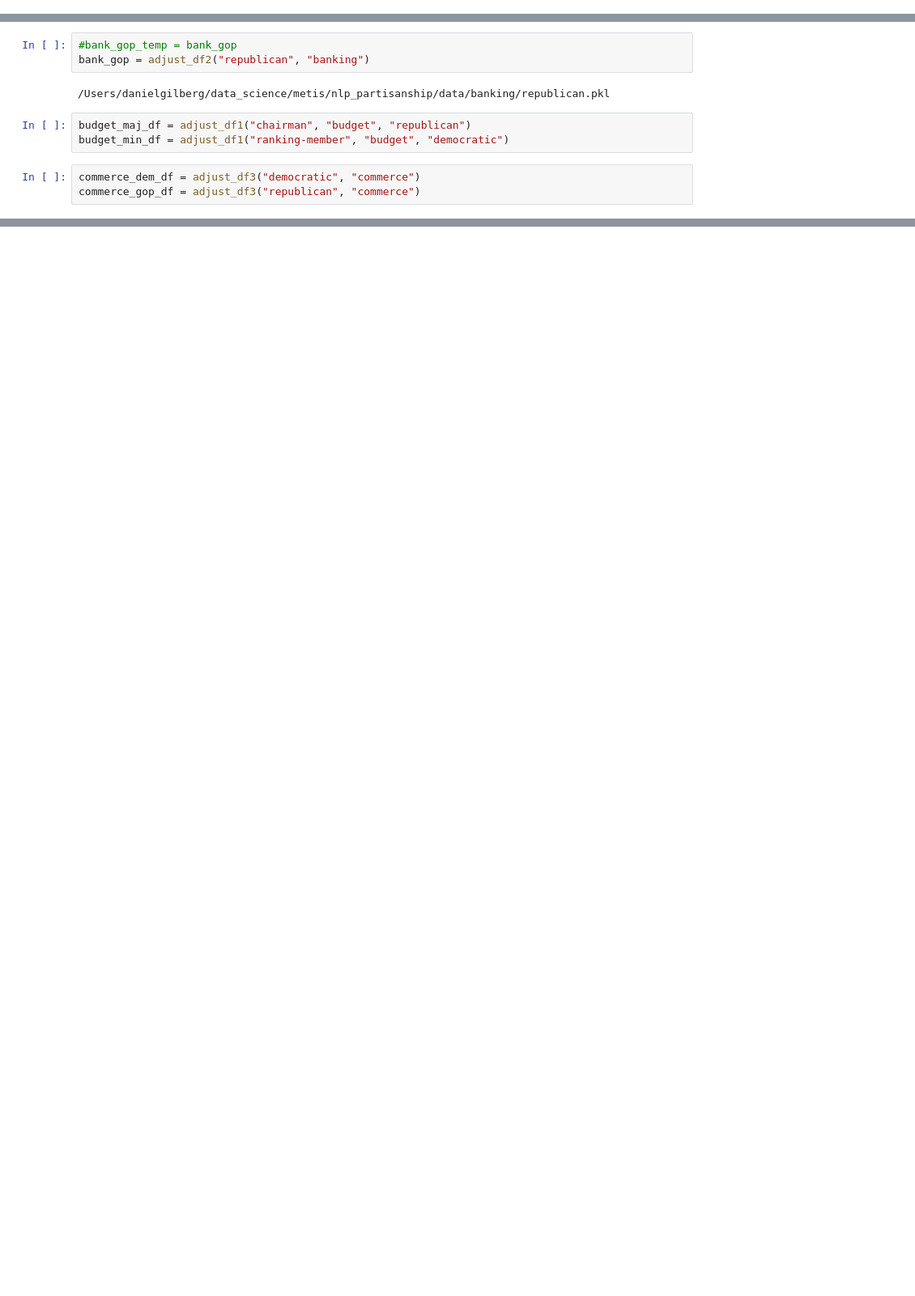
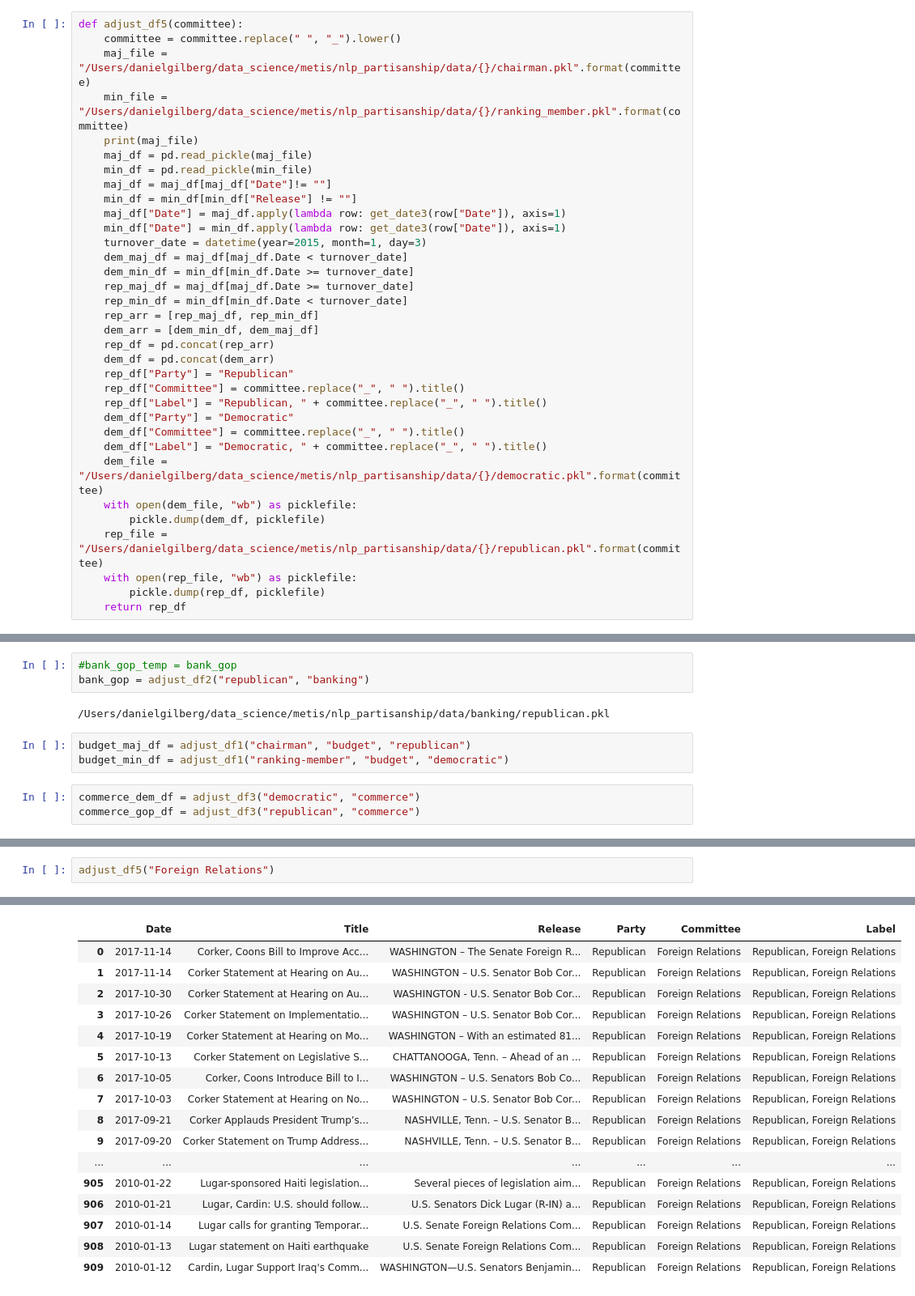
Before and after one commit to dgilbs/nlp_partisanship, a Jupyter notebook: Data_Cleaning.ipynb, the cells around one changed output, grey strips where cells are left out. Shown at 81% size. Cells and saved outputs as stored; diff of their text form; blank space fills up the shorter version.

Commit message:
cleans finance and FR data

```diff
--- a/Data_Cleaning.ipynb
+++ b/Data_Cleaning.ipynb
@@ -228,3 +278,37 @@ def adjust_df4(committee):
+# %%
+def adjust_df5(committee):
+    committee = committee.replace(" ", "_").lower()
+    maj_file = "/Users/danielgilberg/data_science/metis/nlp_partisanship/data/{}/chairman.pkl".format(committee)
+    min_file = "/Users/danielgilberg/data_science/metis/nlp_partisanship/data/{}/ranking_member.pkl".format(committee)
+    print(maj_file)
+    maj_df = pd.read_pickle(maj_file)
+    min_df = pd.read_pickle(min_file)
+    maj_df = maj_df[maj_df["Date"]!= ""]
+    min_df = min_df[min_df["Release"] != ""]
+    maj_df["Date"] = maj_df.apply(lambda row: get_date3(row["Date"]), axis=1)
+    min_df["Date"] = min_df.apply(lambda row: get_date3(row["Date"]), axis=1)
+    turnover_date = datetime(year=2015, month=1, day=3)
+    dem_maj_df = maj_df[maj_df.Date < turnover_date]
+    dem_min_df = min_df[min_df.Date >= turnover_date]
+    rep_maj_df = maj_df[maj_df.Date >= turnover_date]
+    rep_min_df = min_df[min_df.Date < turnover_date]
+    rep_arr = [rep_maj_df, rep_min_df]
+    dem_arr = [dem_min_df, dem_maj_df]
+    rep_df = pd.concat(rep_arr)
+    dem_df = pd.concat(dem_arr)
+    rep_df["Party"] = "Republican"
+    rep_df["Committee"] = committee.replace("_", " ").title()
+    rep_df["Label"] = "Republican, " + committee.replace("_", " ").title()
+    dem_df["Party"] = "Democratic"
+    dem_df["Committee"] = committee.replace("_", " ").title()
+    dem_df["Label"] = "Democratic, " + committee.replace("_", " ").title()
+    dem_file = "/Users/danielgilberg/data_science/metis/nlp_partisanship/data/{}/democratic.pkl".format(committee)
+    with open(dem_file, "wb") as picklefile:
+        pickle.dump(dem_df, picklefile)
+    rep_file = "/Users/danielgilberg/data_science/metis/nlp_partisanship/data/{}/republican.pkl".format(committee)
+    with open(rep_file, "wb") as picklefile:
+        pickle.dump(rep_df, picklefile)
+    return rep_df
 # %%
 #Appropriations
 apr_maj_df = adjust_df1("majority", "appropriations", "republican")
@@ -244,0 +348,3 @@ adjust_df4("finance")
+# %%
+adjust_df5("Foreign Relations")
+# %% [output]
@@ -244,0 +352,17 @@ adjust_df4("finance")
+|  | Date | Title | Release | Party | Committee | Label |
+| 0 | 2017-11-14 | Corker, Coons Bill to Improve Acc... | WASHINGTON – The Senate Foreign R... | Republican | Foreign Relations | Republican, Foreign Relations |
+| 1 | 2017-11-14 | Corker Statement at Hearing on Au... | WASHINGTON – U.S. Senator Bob Cor... | Republican | Foreign Relations | Republican, Foreign Relations |
+| 2 | 2017-10-30 | Corker Statement at Hearing on Au... | WASHINGTON - U.S. Senator Bob Cor... | Republican | Foreign Relations | Republican, Foreign Relations |
+| 3 | 2017-10-26 | Corker Statement on Implementatio... | WASHINGTON – U.S. Senator Bob Cor... | Republican | Foreign Relations | Republican, Foreign Relations |
+| 4 | 2017-10-19 | Corker Statement at Hearing on Mo... | WASHINGTON – With an estimated 81... | Republican | Foreign Relations | Republican, Foreign Relations |
+| 5 | 2017-10-13 | Corker Statement on Legislative S... | CHATTANOOGA, Tenn. – Ahead of an ... | Republican | Foreign Relations | Republican, Foreign Relations |
+| 6 | 2017-10-05 | Corker, Coons Introduce Bill to I... | WASHINGTON – U.S. Senators Bob Co... | Republican | Foreign Relations | Republican, Foreign Relations |
+| 7 | 2017-10-03 | Corker Statement at Hearing on No... | WASHINGTON – U.S. Senator Bob Cor... | Republican | Foreign Relations | Republican, Foreign Relations |
+| 8 | 2017-09-21 | Corker Applauds President Trump’s... | NASHVILLE, Tenn. – U.S. Senator B... | Republican | Foreign Relations | Republican, Foreign Relations |
+| 9 | 2017-09-20 | Corker Statement on Trump Address... | NASHVILLE, Tenn. – U.S. Senator B... | Republican | Foreign Relations | Republican, Foreign Relations |
+| ... | ... | ... | ... | ... | ... | ... |
+| 905 | 2010-01-22 | Lugar-sponsored Haiti legislation... | Several pieces of legislation aim... | Republican | Foreign Relations | Republican, Foreign Relations |
+| 906 | 2010-01-21 | Lugar, Cardin: U.S. should follow... | U.S. Senators Dick Lugar (R-IN) a... | Republican | Foreign Relations | Republican, Foreign Relations |
+| 907 | 2010-01-14 | Lugar calls for granting Temporar... | U.S. Senate Foreign Relations Com... | Republican | Foreign Relations | Republican, Foreign Relations |
+| 908 | 2010-01-13 | Lugar statement on Haiti earthquake | U.S. Senate Foreign Relations Com... | Republican | Foreign Relations | Republican, Foreign Relations |
+| 909 | 2010-01-12 | Cardin, Lugar Support Iraq's Comm... | WASHINGTON—U.S. Senators Benjamin... | Republican | Foreign Relations | Republican, Foreign Relations |
```
Also changed, not shown: parts of 7 cells of this notebook, 5 other files.
